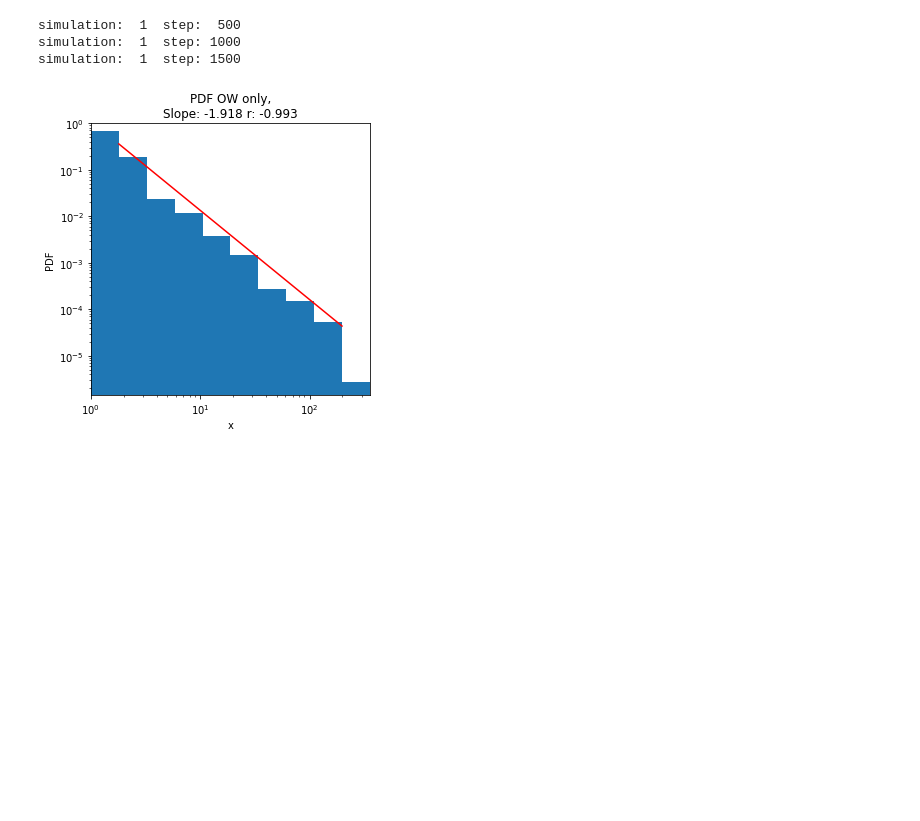
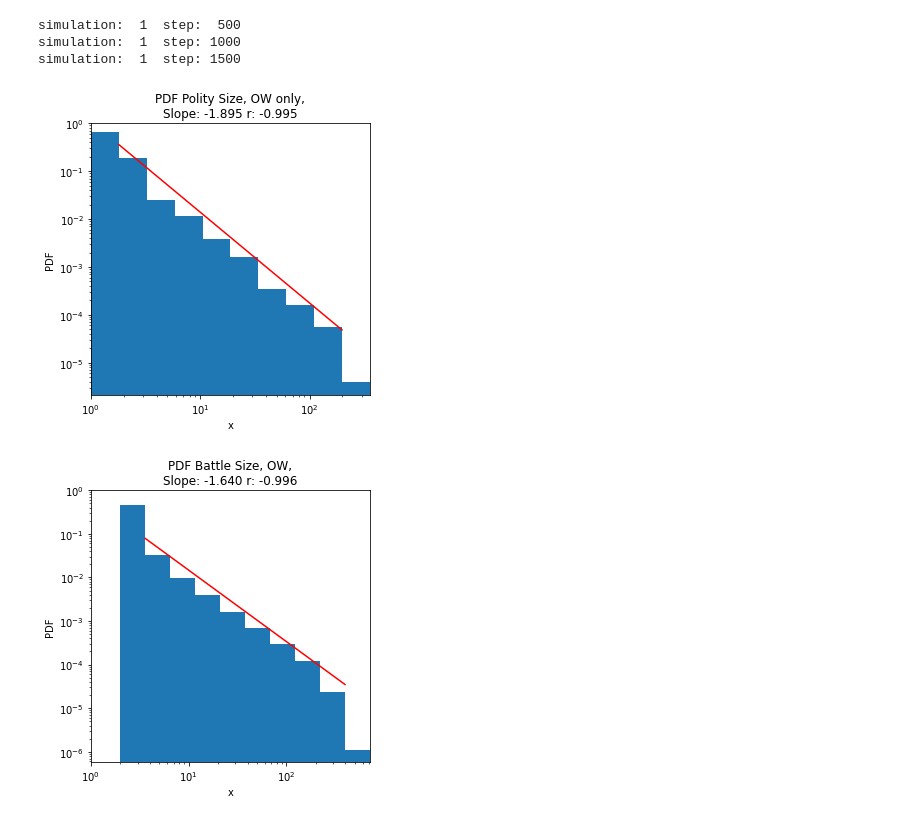
Before and after one commit to acellular/guard_plus_leviathan, a Jupyter notebook: notebooks/old_world_plus_leviathan/old_world_leviathan_powerlaw.ipynb, the cells around one changed output. Drawn from its saved outputs; the diff is of its cells as text; code cells hidden in the pictures; blank space fills up the shorter version.

Commit message:
added battle-size power-law analysis

```diff
--- a/notebooks/old_world_plus_leviathan/old_world_leviathan_powerlaw.ipynb
+++ b/notebooks/old_world_plus_leviathan/old_world_leviathan_powerlaw.ipynb
@@ -78,12 +78,15 @@ world = World.from_file(project_dir+'/data/old_world.yml', default_parameters)
 
 #SIMULATION (for power law testing)
 max_polity_sizes = simulation(world, 1)
+battles_by_size = world.battles_by_size
 #print (max_polity_sizes)
 # %% [output]
 simulation:  1  step:  500
 simulation:  1  step: 1000
 simulation:  1  step: 1500
 # %%
-analysis.logLogHistogramOut(max_polity_sizes, 'OW only', bin_multiplier=1.8)
+analysis.logLogHistogramOut(max_polity_sizes, 'Polity Size, OW only', bin_multiplier=1.8)
+analysis.logLogHistogramOut(battles_by_size, 'Battle Size, OW', bin_multiplier=1.8)
 # %% [output]
-[figure, old version]
+[figure, new version]
+[figure, added]
```
Also changed, not shown: parts of 3 cells of this notebook, 7 other files.
